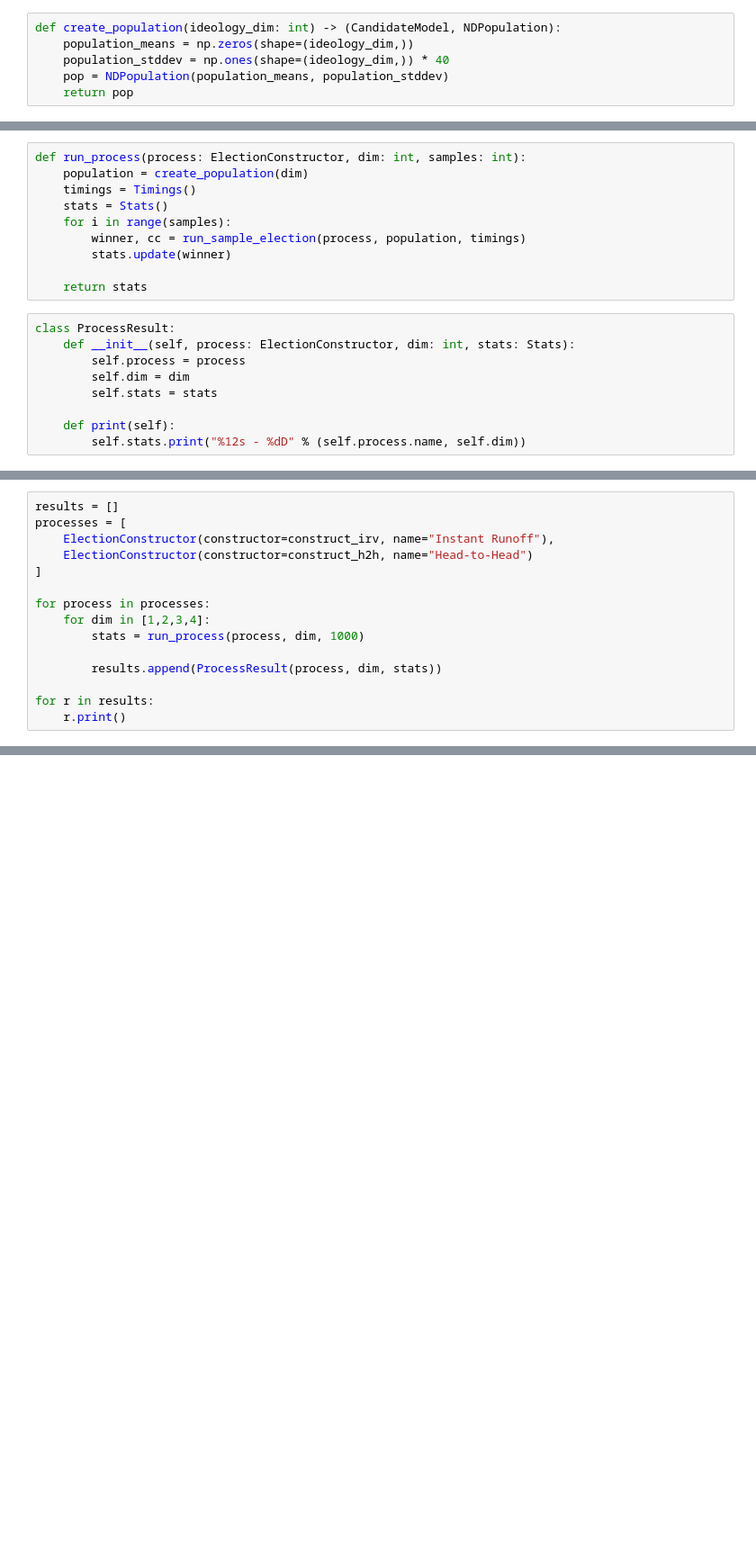
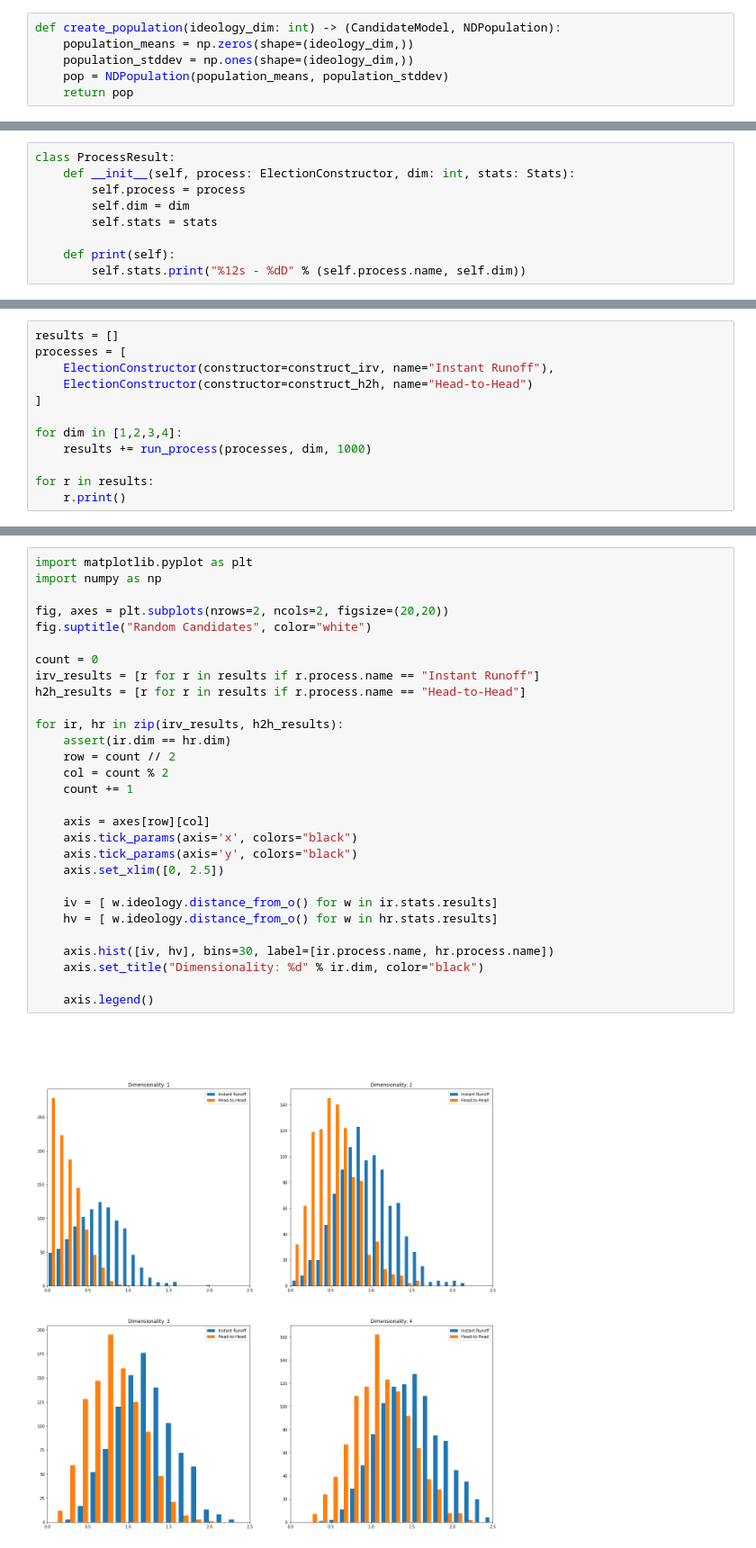
Before and after one commit to robbierobinette/rcv-tensorflow, a Jupyter notebook: random_candidates.ipynb, the cells around one changed output, grey strips where cells are left out. Shown at 90% size. Cells and saved outputs as stored; diff of their text form; blank space fills up the shorter version.

Commit message:
add random candidate graphs

```diff
--- a/random_candidates.ipynb
+++ b/random_candidates.ipynb
@@ -43,7 +32,7 @@ class Sample:
 # %%
 def create_population(ideology_dim: int) -> (CandidateModel, NDPopulation):
     population_means = np.zeros(shape=(ideology_dim,))
-    population_stddev = np.ones(shape=(ideology_dim,)) * 40
+    population_stddev = np.ones(shape=(ideology_dim,))
     pop = NDPopulation(population_means, population_stddev)
     return pop
 # %%
@@ -90,13 +55,3 @@ def run_sample_election(process: ElectionConstructor, population: NDPopulation,
-# %%
-def run_process(process: ElectionConstructor, dim: int, samples: int):
-    population = create_population(dim)
-    timings = Timings()
-    stats = Stats()
-    for i in range(samples):
-        winner, cc = run_sample_election(process, population, timings)
-        stats.update(winner)
-
-    return stats
 # %%
 class ProcessResult:
     def __init__(self, process: ElectionConstructor, dim: int, stats: Stats):
@@ -113,11 +92,8 @@ processes = [
     ElectionConstructor(constructor=construct_h2h, name="Head-to-Head")
 ]
 
-for process in processes:
-    for dim in [1,2,3,4]:
-        stats = run_process(process, dim, 1000)
-
-        results.append(ProcessResult(process, dim, stats))
+for dim in [1,2,3,4]:
+    results += run_process(processes, dim, 1000)
 
 for r in results:
     r.print()
@@ -159,0 +109,31 @@ AttributeError: Can't pickle local object 'make_gradient_clipnorm_fn.<locals>.<l
+# %%
+import matplotlib.pyplot as plt
+import numpy as np
+
+fig, axes = plt.subplots(nrows=2, ncols=2, figsize=(20,20))
+fig.suptitle("Random Candidates", color="white")
+
+count = 0
+irv_results = [r for r in results if r.process.name == "Instant Runoff"]
+h2h_results = [r for r in results if r.process.name == "Head-to-Head"]
+
+for ir, hr in zip(irv_results, h2h_results):
+    assert(ir.dim == hr.dim)
+    row = count // 2
+    col = count % 2
+    count += 1
+
+    axis = axes[row][col]
+    axis.tick_params(axis='x', colors="black")
+    axis.tick_params(axis='y', colors="black")
+    axis.set_xlim([0, 2.5])
+
+    iv = [ w.ideology.distance_from_o() for w in ir.stats.results]
+    hv = [ w.ideology.distance_from_o() for w in hr.stats.results]
+
+    axis.hist([iv, hv], bins=30, label=[ir.process.name, hr.process.name])
+    axis.set_title("Dimensionality: %d" % ir.dim, color="black")
+
+    axis.legend()
+# %% [output]
+[figure, added]
```
Also changed, not shown: parts of 8 cells of this notebook, 2 other files.
